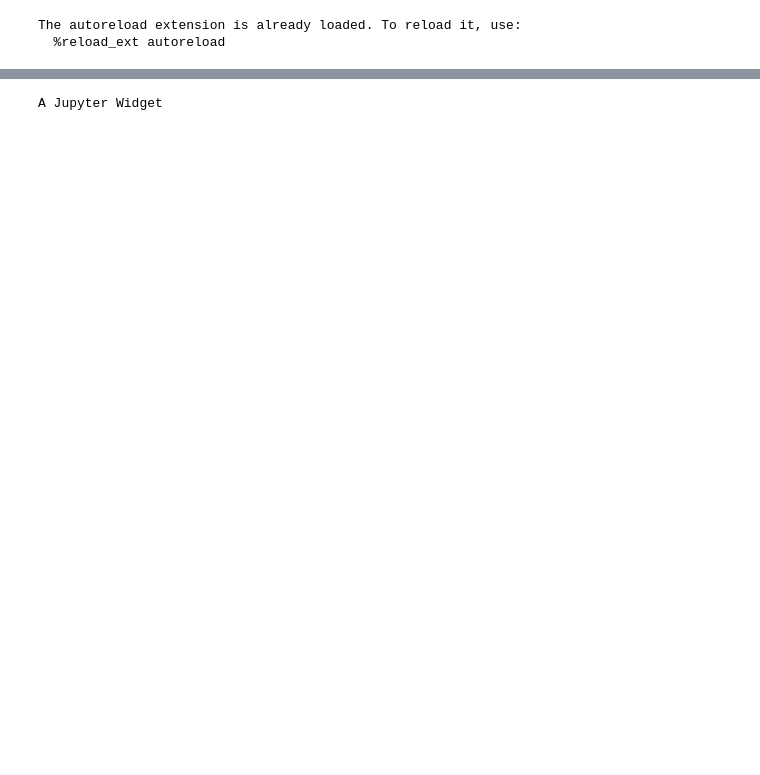
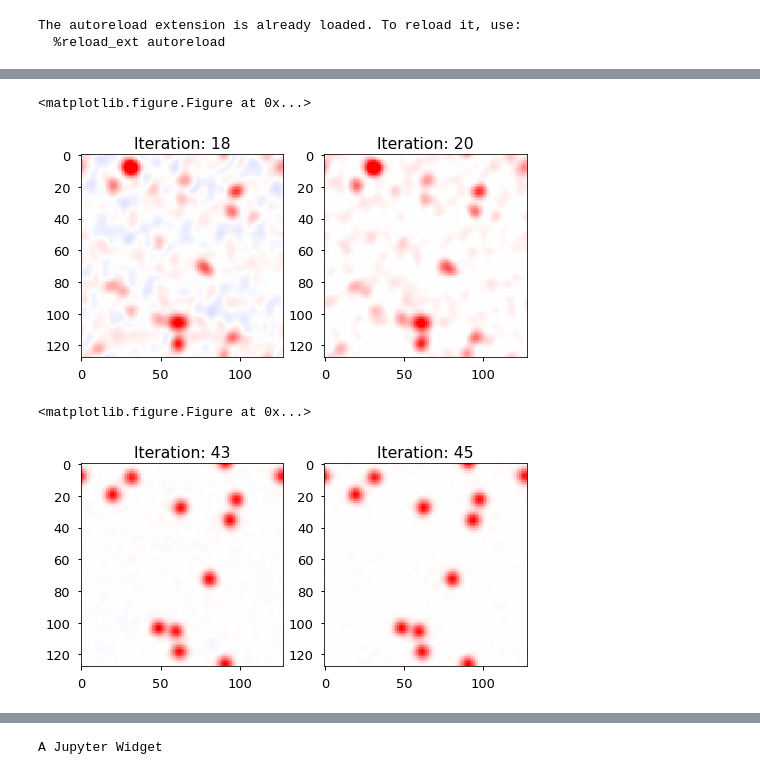
Before and after one commit to Hekstra-Lab/phase-retrieval, a Jupyter notebook: sandbox.ipynb, the cells around one changed output, grey strips where cells are left out. Drawn from its saved outputs; the diff is of its cells as text; code cells hidden in the pictures; blank space fills up the shorter version.

```diff
--- a/sandbox.ipynb
+++ b/sandbox.ipynb
@@ -38,3 +58,17 @@ chio.calc_real_space_error(img)
+# %%
+for i in range(len(diffs)):
+    plt.figure()
+    fig, ax = plt.subplots(1, 2, figsize=(8, 4))
+    ax[0].imshow(chio.ndm_track[diffs[i]-1], cmap="bwr", vmin=-1, vmax=1)
+    ax[0].set_title("Iteration: %d" %(diffs[i]-1))
+    ax[1].imshow(chio.rs_track[diffs[i]+1], cmap="bwr", vmin=-1, vmax=1)
+    ax[1].set_title("Iteration: %d" %(diffs[i]+1))
+    plt.show()
+# %% [output]
+<matplotlib.figure.Figure at 0x...>
+[figure, added]
+<matplotlib.figure.Figure at 0x...>
+[figure, added]
 # %%
 # def align(img, ref):
 #     errs = np.zeros(4)
```
Also changed, not shown: parts of 28 cells of this notebook, 1 other file.
